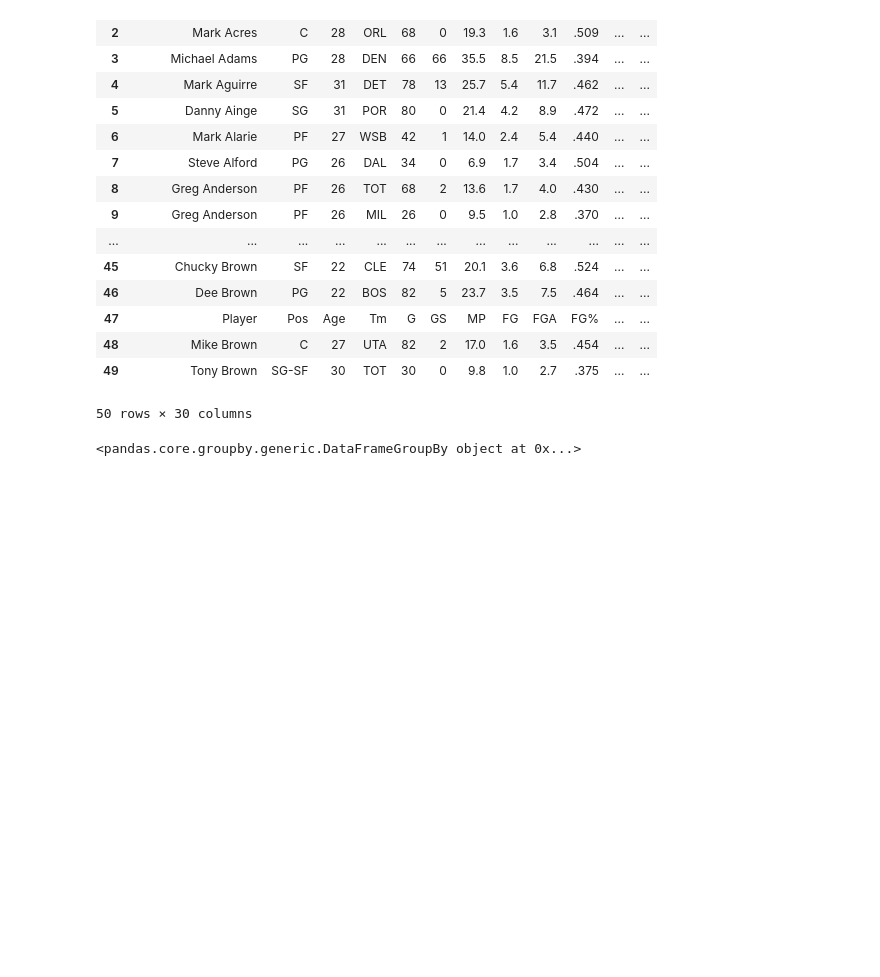
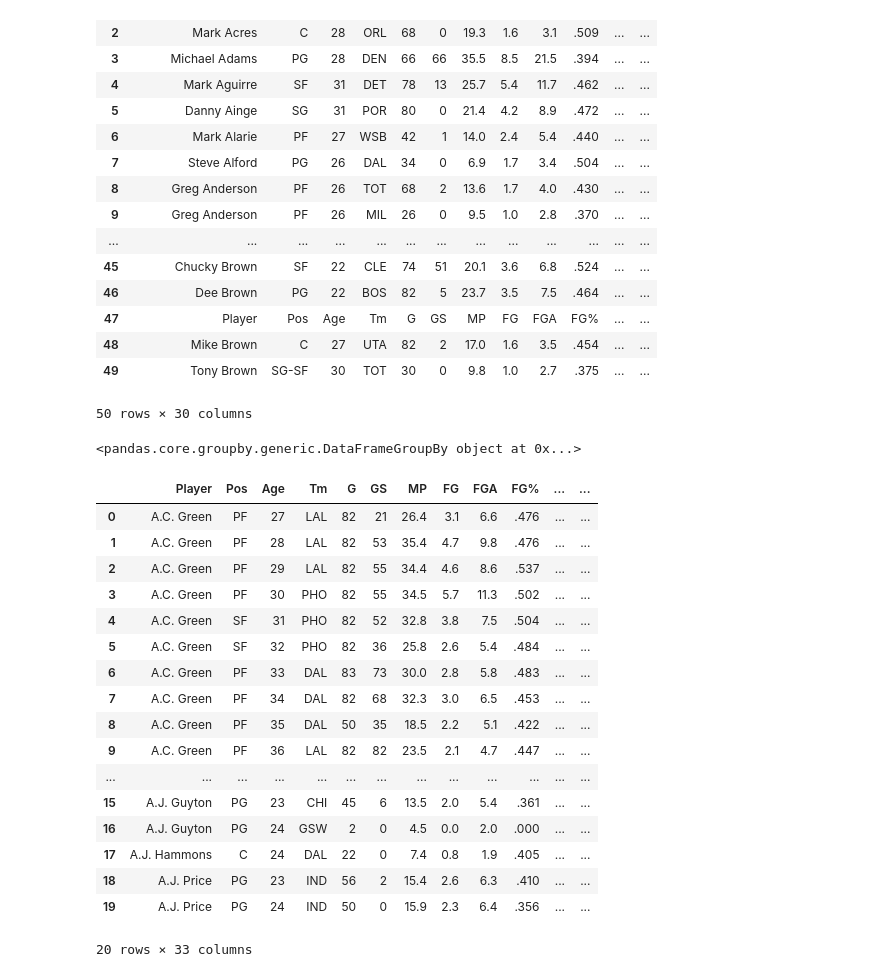
Before and after one commit to oribar1/MVP_Prediction, a Jupyter notebook: MVP_Clean.ipynb, the cells around one changed output. Cells and saved outputs as stored; diff of their text form; code cells hidden in the pictures; blank space fills up the shorter version.

```diff
--- a/MVP_Clean.ipynb
+++ b/MVP_Clean.ipynb
@@ -51,0 +55,6 @@ def single_row(df):
+# %%
+players.index = players.index.droplevel()
+# %%
+players.index = players.index.droplevel()
+# %%
+Combined = players.merge(mvps,how="outer",on = ["Player","Year"])
@@ -51,0 +63,23 @@ def single_row(df):
+# %%
+Combined[["Pts Won","Pts Max","Share"]] =  Combined[["Pts Won","Pts Max","Share"]].fillna(0)
+# %%
+Combined.head(20)
+# %% [output]
+|  | Player | Pos | Age | Tm | G | GS | MP | FG | FGA | FG% | ... | ... |
+| 0 | A.C. Green | PF | 27 | LAL | 82 | 21 | 26.4 | 3.1 | 6.6 | .476 | ... | ... |
+| 1 | A.C. Green | PF | 28 | LAL | 82 | 53 | 35.4 | 4.7 | 9.8 | .476 | ... | ... |
+| 2 | A.C. Green | PF | 29 | LAL | 82 | 55 | 34.4 | 4.6 | 8.6 | .537 | ... | ... |
+| 3 | A.C. Green | PF | 30 | PHO | 82 | 55 | 34.5 | 5.7 | 11.3 | .502 | ... | ... |
+| 4 | A.C. Green | SF | 31 | PHO | 82 | 52 | 32.8 | 3.8 | 7.5 | .504 | ... | ... |
+| 5 | A.C. Green | SF | 32 | PHO | 82 | 36 | 25.8 | 2.6 | 5.4 | .484 | ... | ... |
+| 6 | A.C. Green | PF | 33 | DAL | 83 | 73 | 30.0 | 2.8 | 5.8 | .483 | ... | ... |
+| 7 | A.C. Green | PF | 34 | DAL | 82 | 68 | 32.3 | 3.0 | 6.5 | .453 | ... | ... |
+| 8 | A.C. Green | PF | 35 | DAL | 50 | 35 | 18.5 | 2.2 | 5.1 | .422 | ... | ... |
+| 9 | A.C. Green | PF | 36 | LAL | 82 | 82 | 23.5 | 2.1 | 4.7 | .447 | ... | ... |
+| ... | ... | ... | ... | ... | ... | ... | ... | ... | ... | ... | ... | ... |
+| 15 | A.J. Guyton | PG | 23 | CHI | 45 | 6 | 13.5 | 2.0 | 5.4 | .361 | ... | ... |
+| 16 | A.J. Guyton | PG | 24 | GSW | 2 | 0 | 4.5 | 0.0 | 2.0 | .000 | ... | ... |
+| 17 | A.J. Hammons | C | 24 | DAL | 22 | 0 | 7.4 | 0.8 | 1.9 | .405 | ... | ... |
+| 18 | A.J. Price | PG | 23 | IND | 56 | 2 | 15.4 | 2.6 | 6.3 | .410 | ... | ... |
+| 19 | A.J. Price | PG | 24 | IND | 50 | 0 | 15.9 | 2.3 | 6.4 | .356 | ... | ... |
+20 rows × 33 columns
```
Also changed, not shown: parts of 23 cells of this notebook.
